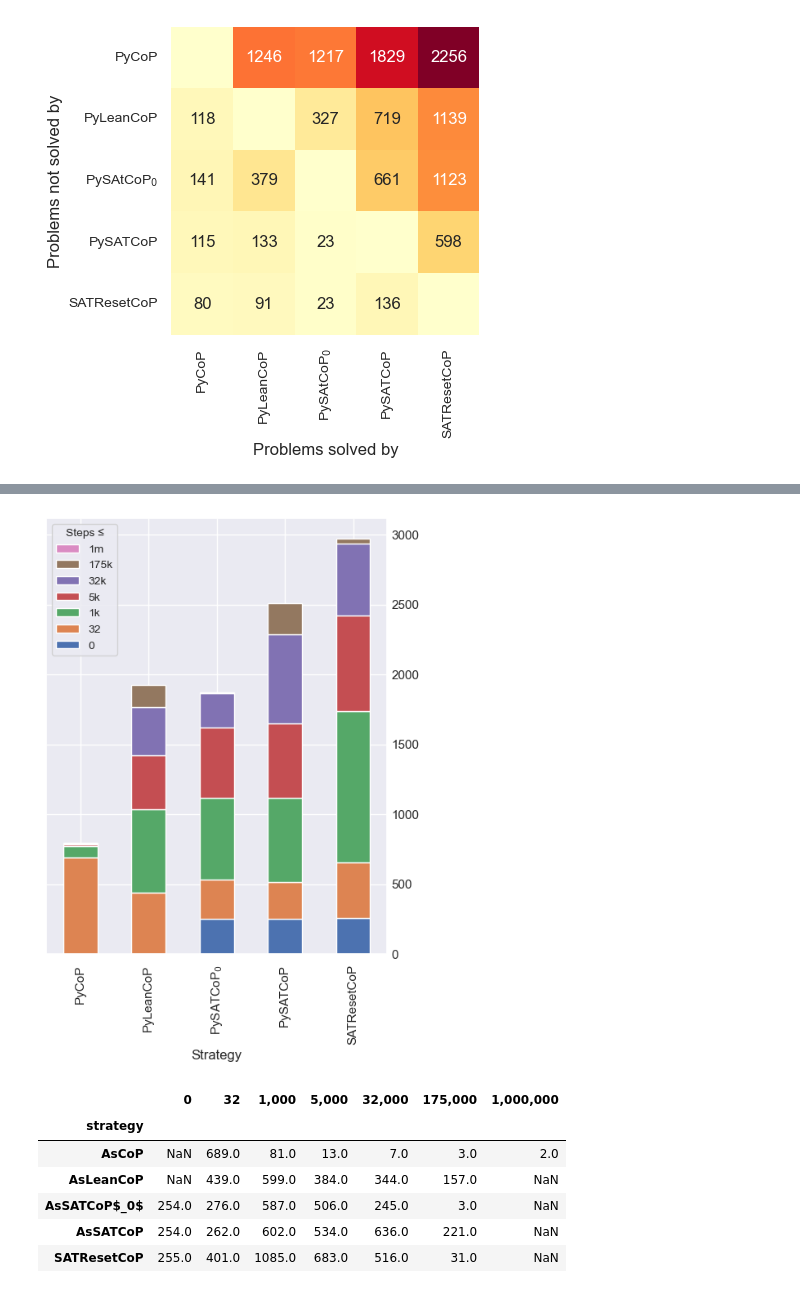
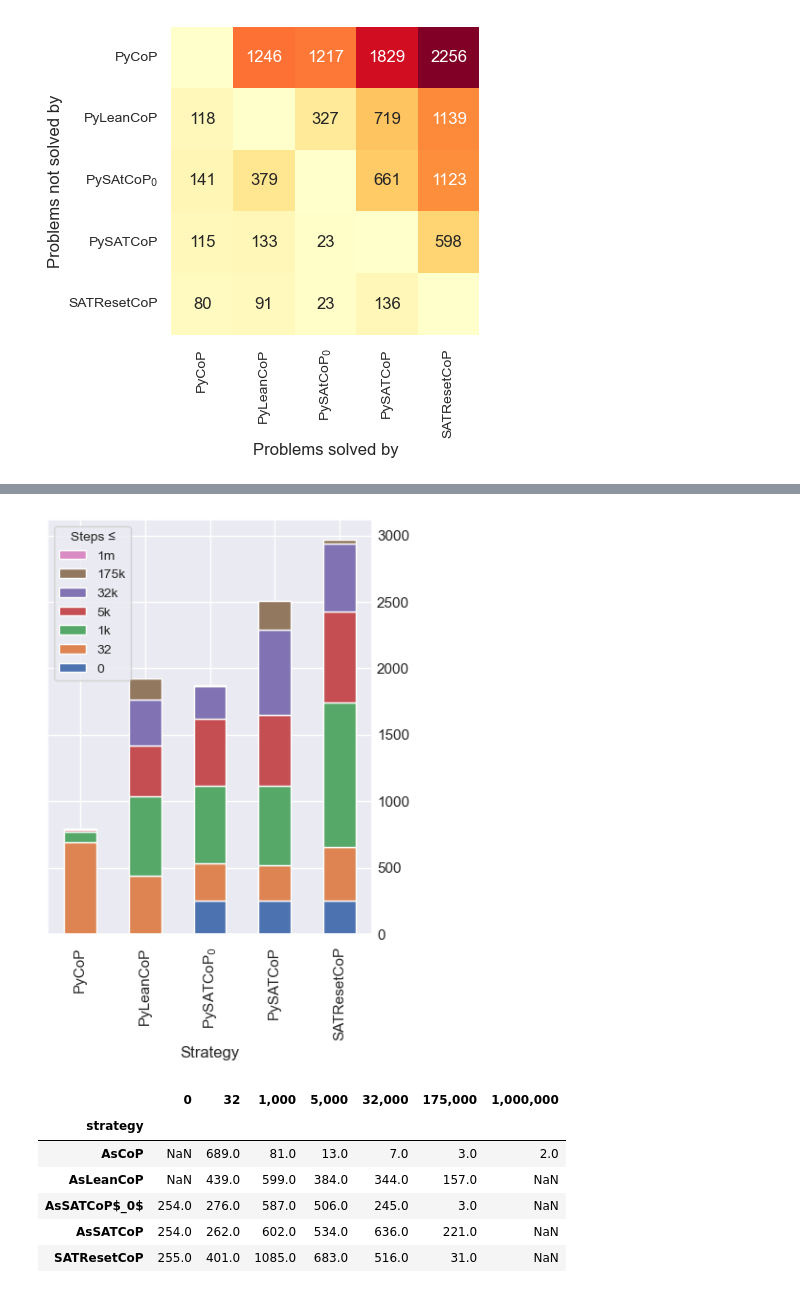
Before and after one commit to mfixman/connections, a Jupyter notebook: jupyter/Vampire.ipynb, the cells around one changed output, grey strips where cells are left out. Cells and saved outputs as stored; diff of their text form; code cells hidden in the pictures.

```diff
--- a/jupyter/Vampire.ipynb
+++ b/jupyter/Vampire.ipynb
@@ -219,7 +219,7 @@ pyplot.savefig('Vampire/figures/solved_heatmap.png', bbox_inches = 'tight', dpi
 # %% [output]
 [figure]
 # %%
-scale = 1.3
+scale = 1.6
 
 pyplot.rcParams["figure.figsize"] = (7 / scale, 9 / scale)
 
@@ -249,29 +249,29 @@ pyplot.savefig('Vampire/figures/strategy_solved_time_plot.png', dpi = 400, bbox_
 # %%
 times = [0, 32, 1000, 5000, 32000, 175000, 1000000]
 solved_time = Series(
     numpy.select(
         [data.solved & (data.steps <= x) for x in times],
         [x for x in times],
         default = None,
     ),
     index = data.index,
     name = 'solved_time',
 )
 
 q = pandas.concat([data, solved_time], axis = 1)[['strategy', 'solved_time']]
 b = q.groupby('strategy').value_counts(sort = False).sort_index(level = [0, 1]).unstack().sort_index(key = lambda x: x.map(strategies.index))
 b.columns = [x if x < 1000 else f'{x // 1000}k' if x < 1000000 else f'{x // 1000000}m' for x in b.columns]
 b.index = b.index.str.replace('_0', '$_0$')
 b.plot.bar(stacked = True)
 # pyplot.ylabel('Problems Solved')
 pyplot.xlabel('Strategy')
-pyplot.legend(loc = 0, fontsize = 'small', reverse = True, title = 'Steps ≤', title_fontsize = 'small')
+pyplot.legend(loc = 2, fontsize = 'small', reverse = True, title = 'Steps ≤', title_fontsize = 'small')
 pyplot.gca().yaxis.tick_right()
 pyplot.gca().tick_params(axis = 'y', length = 0)
 
 pyplot.savefig('Vampire/figures/strategy_solved_steps_plot.png', dpi = 400, bbox_inches = 'tight')
 # %% [output]
-[figure, old version]
+[figure, new version]
 # %%
 b.index = b.index.str.replace('Py', 'As')
 b
```
Also changed, not shown: parts of 1 cell of this notebook, 3 other files.
